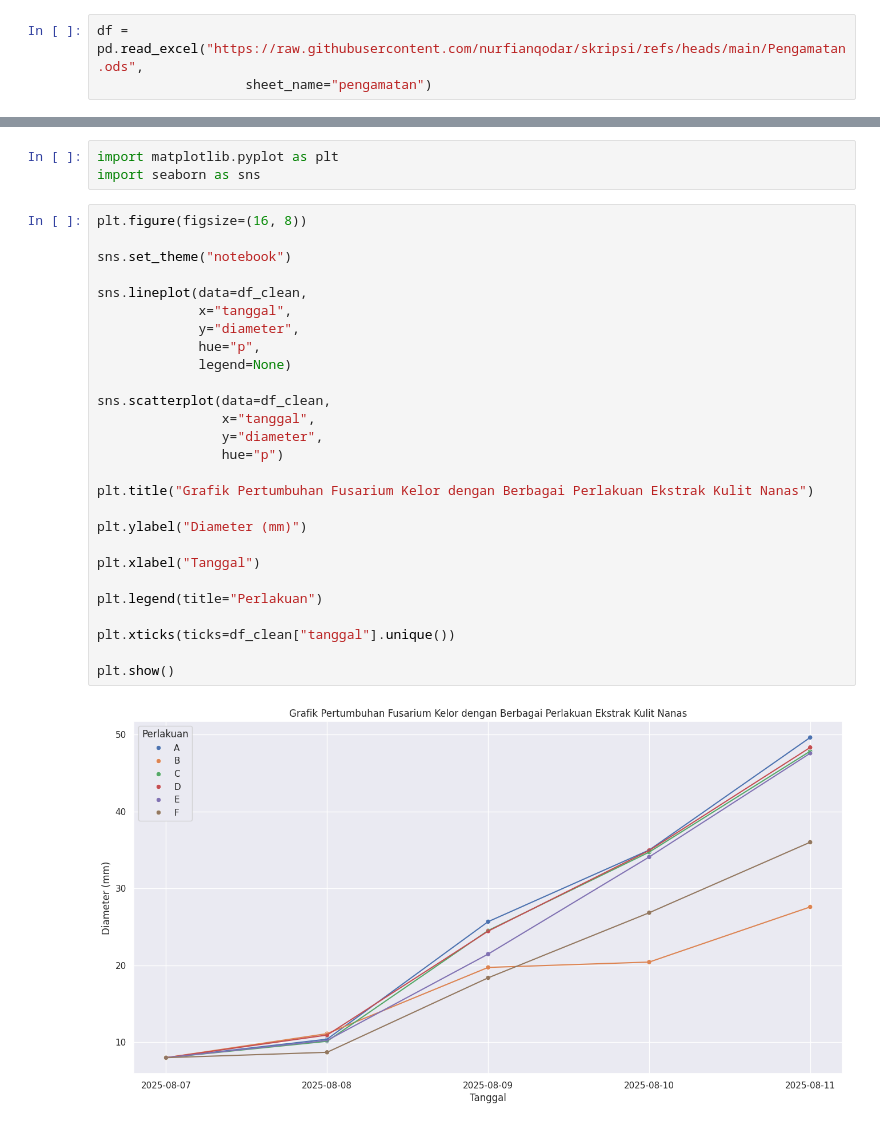
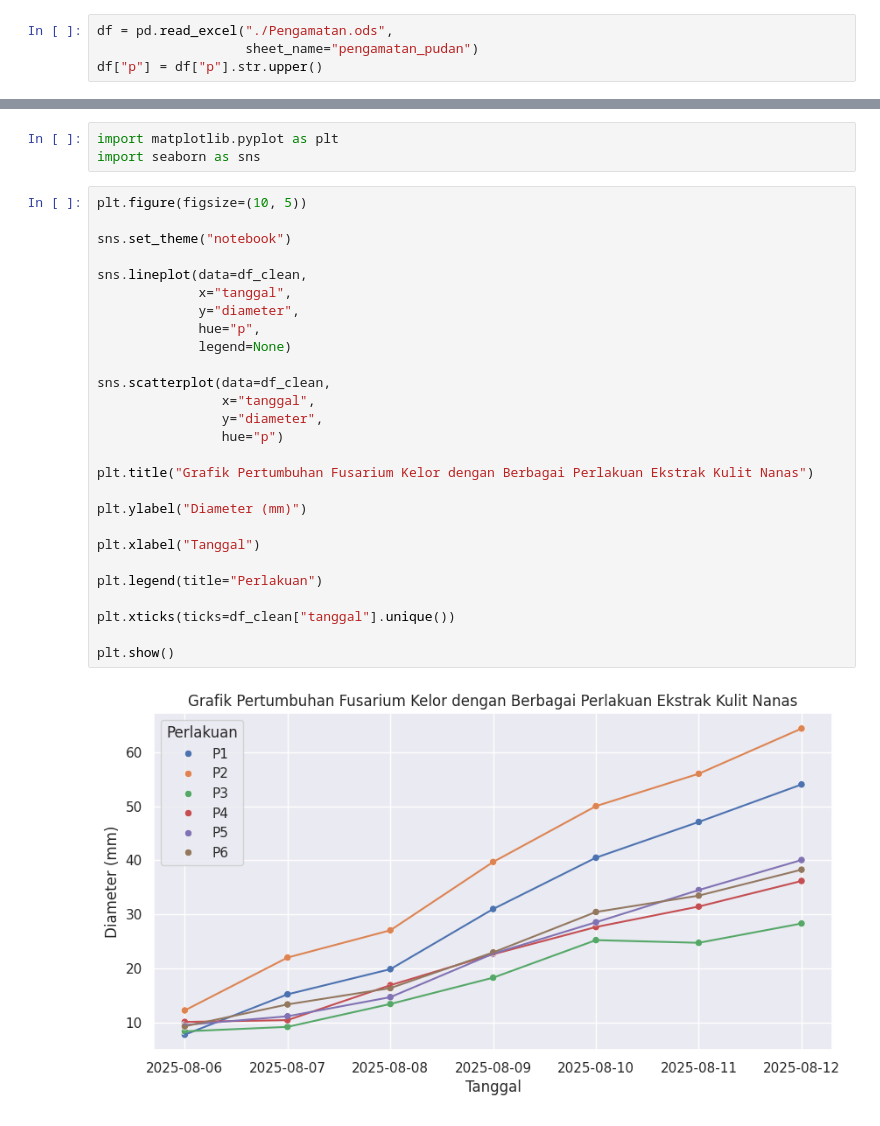
Before and after one commit to nurfianqodar/skripsi, a Jupyter notebook: notebook.ipynb, the cells around one changed output, grey strips where cells are left out. Saved outputs shown, nothing was run; the diff lists cells and outputs as text.

```diff
--- a/notebook.ipynb
+++ b/notebook.ipynb
@@ -1,8 +1,9 @@
 # %%
 import pandas as pd
 # %%
-df = pd.read_excel("https://raw.githubusercontent.com/nurfianqodar/skripsi/refs/heads/main/Pengamatan.ods",
-                   sheet_name="pengamatan")
+df = pd.read_excel("./Pengamatan.ods",
+                   sheet_name="pengamatan_pudan")
+df["p"] = df["p"].str.upper()
 # %%
 df.sample(5)
 # %% [output]
@@ -39,31 +40,31 @@ df_clean = df_with_diameter.groupby(by=["tanggal", "p"]).agg({
 import matplotlib.pyplot as plt
 import seaborn as sns
 # %%
-plt.figure(figsize=(16, 8))
+plt.figure(figsize=(10, 5))
 
 sns.set_theme("notebook")
 
 sns.lineplot(data=df_clean,
              x="tanggal",
              y="diameter",
              hue="p",
              legend=None)
 
 sns.scatterplot(data=df_clean,
                 x="tanggal",
                 y="diameter",
                 hue="p")
 
 plt.title("Grafik Pertumbuhan Fusarium Kelor dengan Berbagai Perlakuan Ekstrak Kulit Nanas")
 
 plt.ylabel("Diameter (mm)")
 
 plt.xlabel("Tanggal")
 
 plt.legend(title="Perlakuan")
 
 plt.xticks(ticks=df_clean["tanggal"].unique())
 
 plt.show()
 # %% [output]
-[figure, old version]
+[figure, new version]
```
Also changed, not shown: parts of 3 cells of this notebook, 4 other files.
